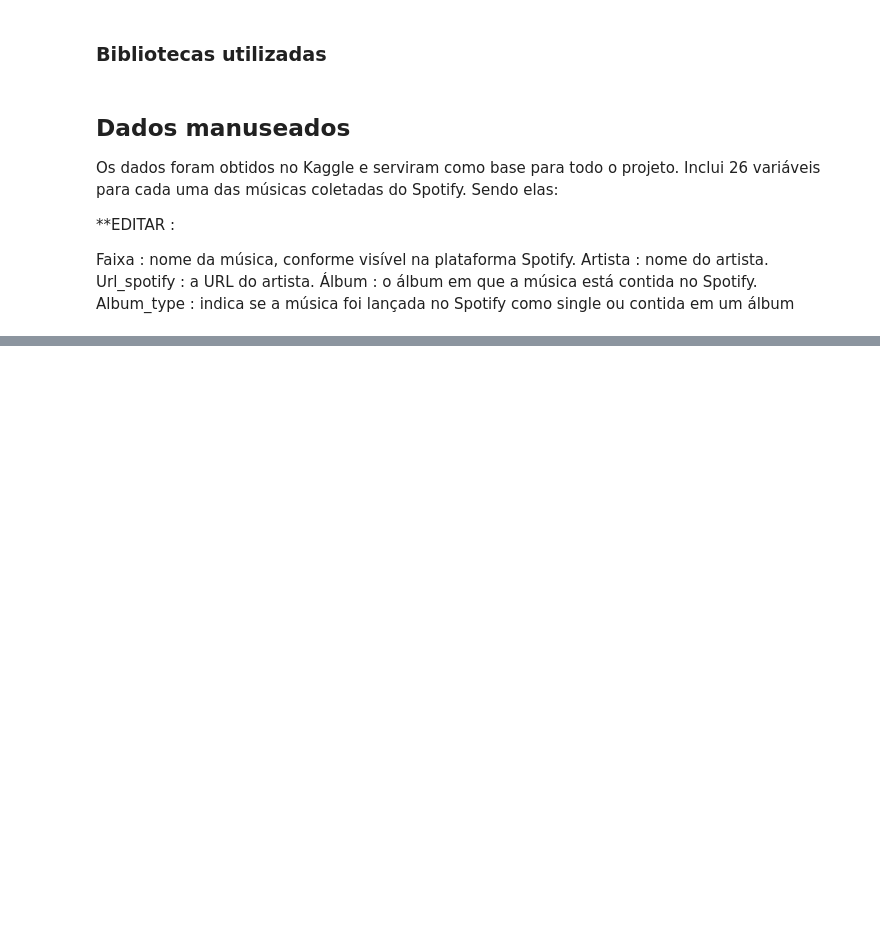
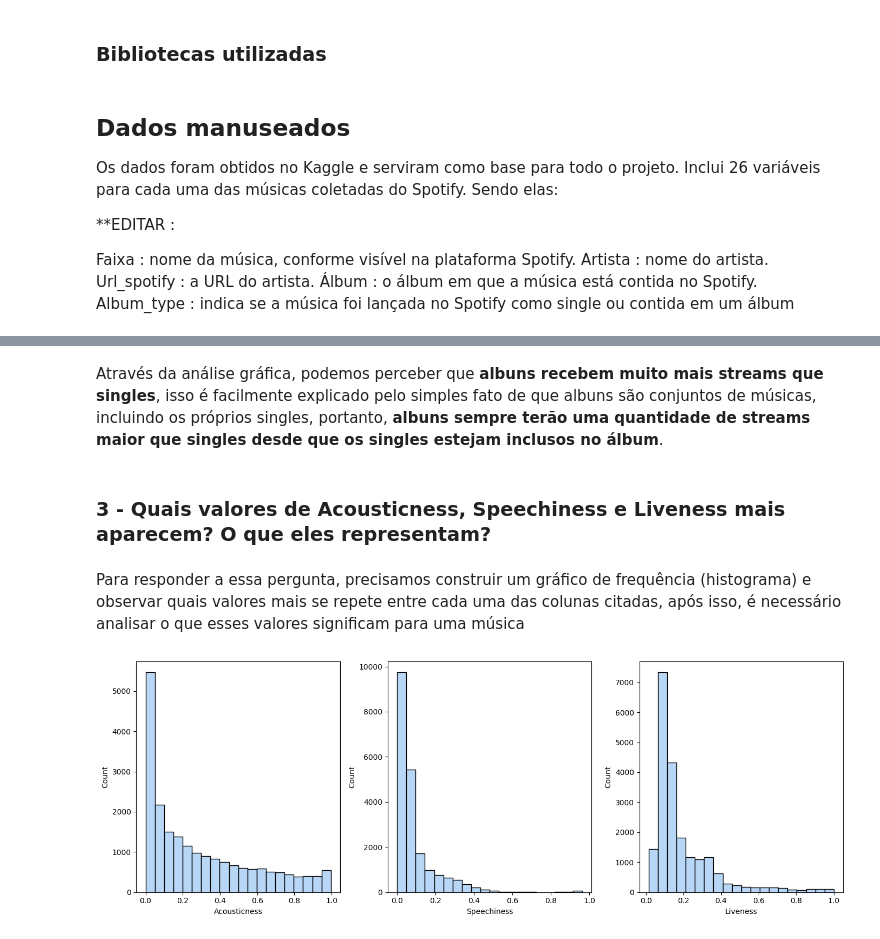
Before and after one commit to sylrod569/Projeto-ICD---An-lise-de-Dados-do-Spotify-Youtube, a Jupyter notebook: ProjetoFinal.ipynb, the cells around one changed output, grey strips where cells are left out. Cells and saved outputs as stored; diff of their text form; code cells hidden in the pictures; blank space fills up the shorter version.

```diff
--- a/ProjetoFinal.ipynb
+++ b/ProjetoFinal.ipynb
@@ -45,0 +101,21 @@ Album_type : indica se a música foi lançada no Spotify como single ou contida
+# %% [markdown]
+Através da análise gráfica, podemos perceber que **albuns recebem muito mais streams que singles**, isso é facilmente explicado pelo simples fato de que albuns são conjuntos de músicas, incluindo os próprios singles, portanto, **albuns sempre terão uma quantidade de streams maior que singles desde que os singles estejam inclusos no álbum**.
+# %% [markdown]
+### 3 - Quais valores de **Acousticness**, **Speechiness** e **Liveness** mais aparecem? O que eles representam?
+# %% [markdown]
+Para responder a essa pergunta, precisamos construir um gráfico de frequência (histograma) e observar quais valores mais se repete entre cada uma das colunas citadas, após isso, é necessário analisar o que esses valores significam para uma música
+# %%
+plt.figure(figsize=(14,5))
+
+plt.subplot(1,3,1)
+sns.histplot(data=df_spotify_youtube,x="Acousticness",bins=20)
+
+plt.subplot(1,3,2)
+sns.histplot(data=df_spotify_youtube,x="Speechiness",bins=20)
+
+plt.subplot(1,3,3)
+sns.histplot(data=df_spotify_youtube,x="Liveness",bins=20)
+
+plt.tight_layout()
+# %% [output]
+[figure, added]
```
Also changed, not shown: parts of 31 cells of this notebook, 1 other file.
